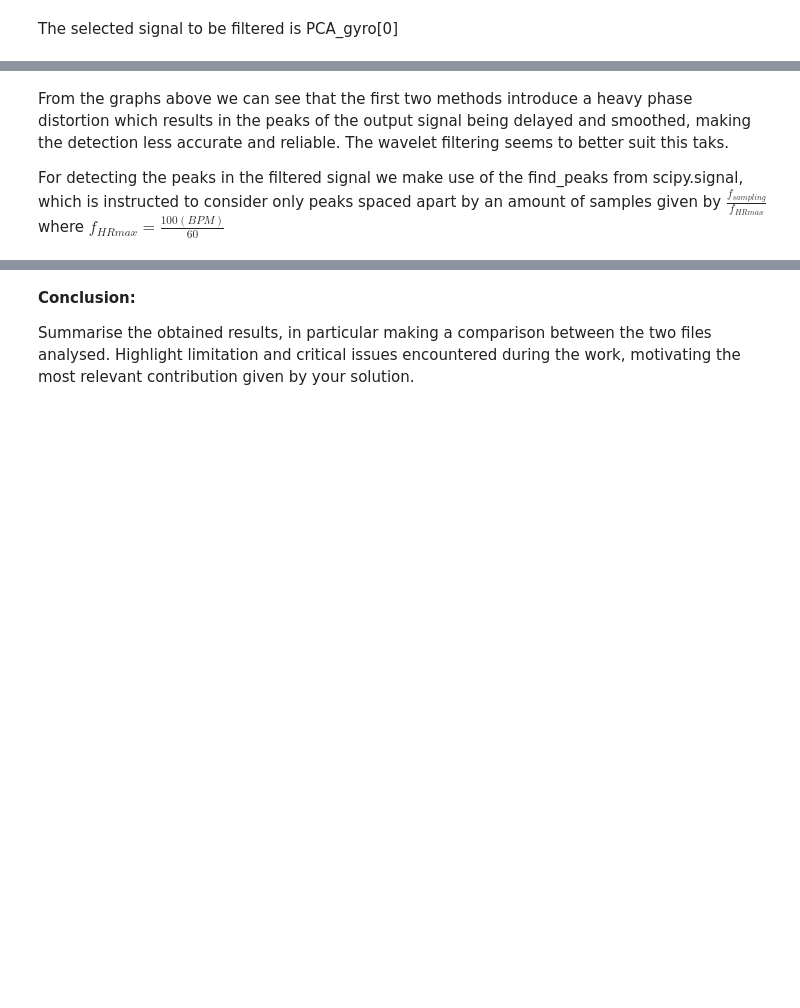
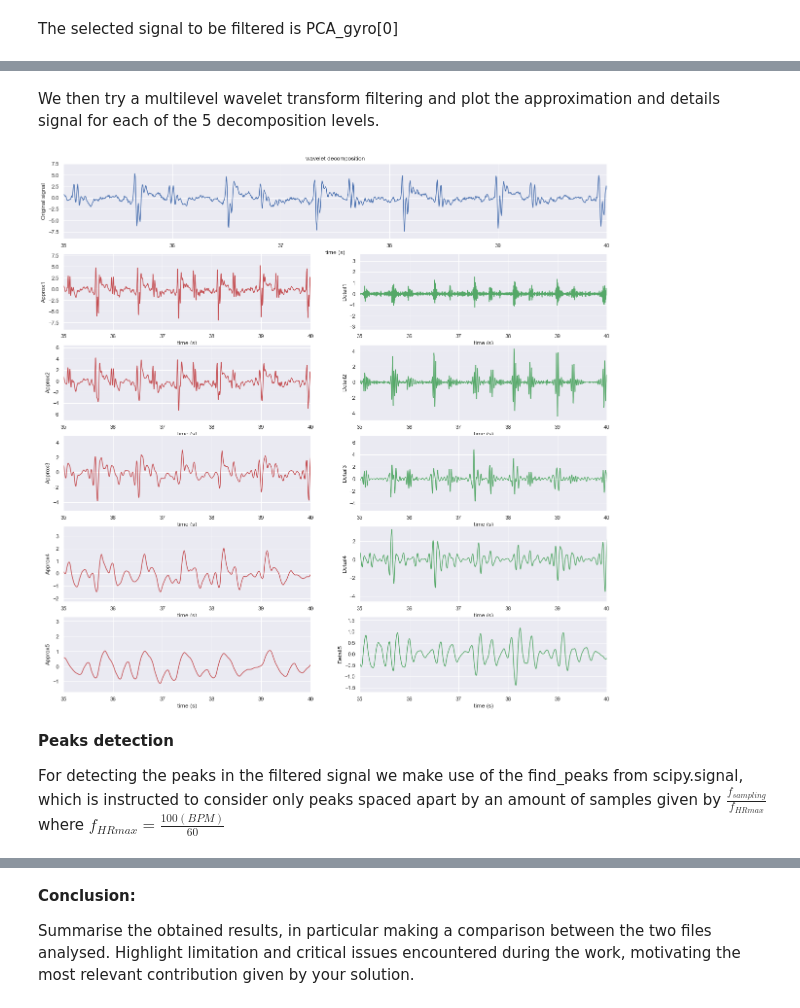
Before and after one commit to CrostaBot/HeartRateEstimation, a Jupyter notebook: SCG.ipynb, the cells around one changed output, grey strips where cells are left out. Cells and saved outputs as stored; diff of their text form; code cells hidden in the pictures; blank space fills up the shorter version.

Commit message:
multilevel DWT

```diff
--- a/SCG.ipynb
+++ b/SCG.ipynb
@@ -472,6 +526,13 @@ plt.show()
+# %% [markdown]
+We then try a multilevel wavelet transform filtering and plot the approximation and details signal for each of the 5 decomposition levels.
+# %%
+wave = "sym5"
+rec_a,rec_d,ca,cd = wave_dec(selected, wave)
+plt.show()
+# %% [output]
+[figure, added]
 # %% [markdown]
-From the graphs above we can see that the first two methods introduce a heavy phase distortion which results in the peaks of the output signal being delayed and smoothed, making the detection less accurate and reliable.
-The wavelet filtering seems to better suit this taks.
+**Peaks detection**
 
 For detecting the peaks in the filtered signal we make use of the find_peaks from scipy.signal, which is instructed to consider only peaks spaced apart by an amount of samples given by $\frac{f_{sampling}}{f_{HRmax}}$ where $f_{HRmax} = \frac{100(BPM)}{60}$
 # %%
```
Also changed, not shown: parts of 17 cells of this notebook.
